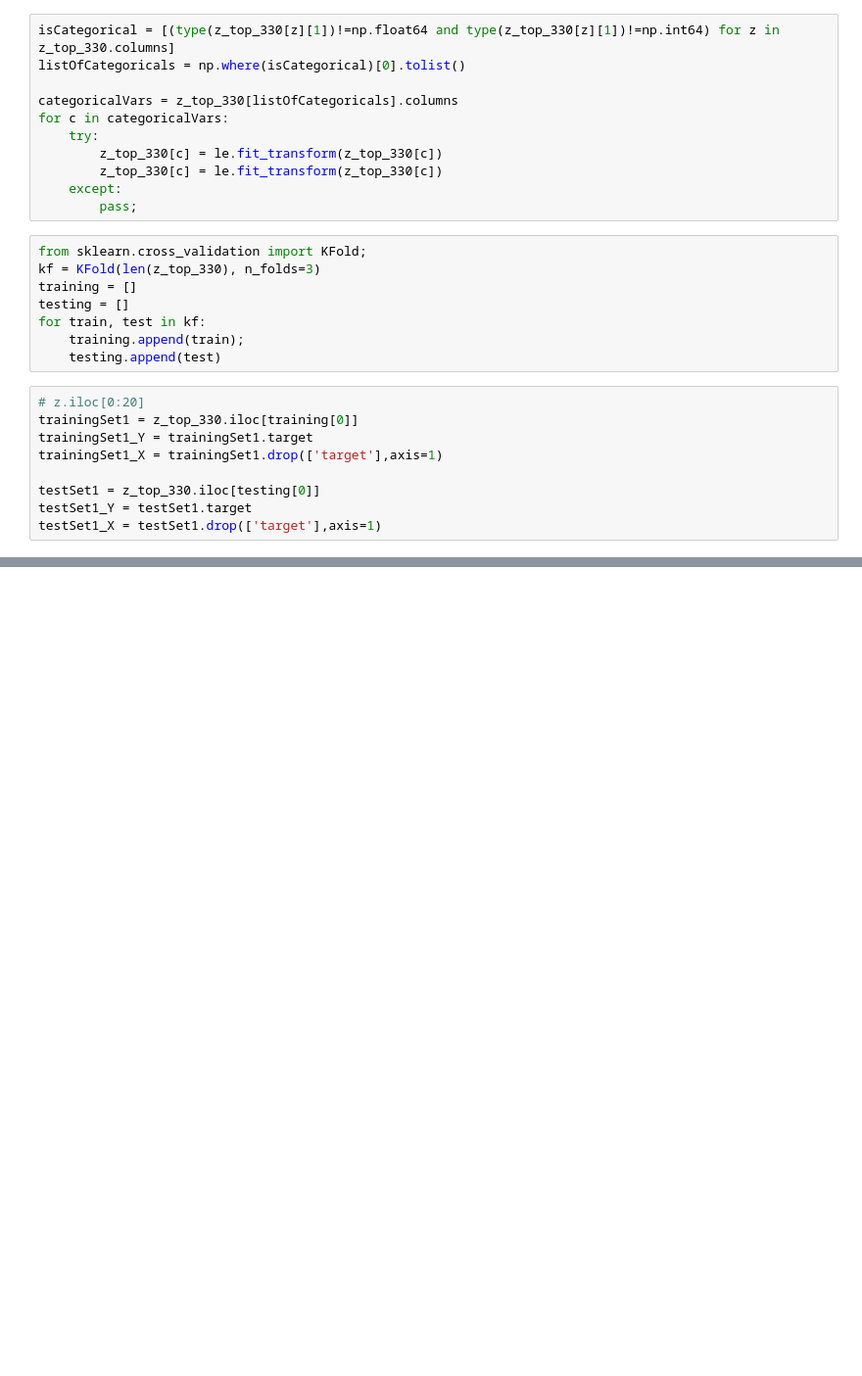
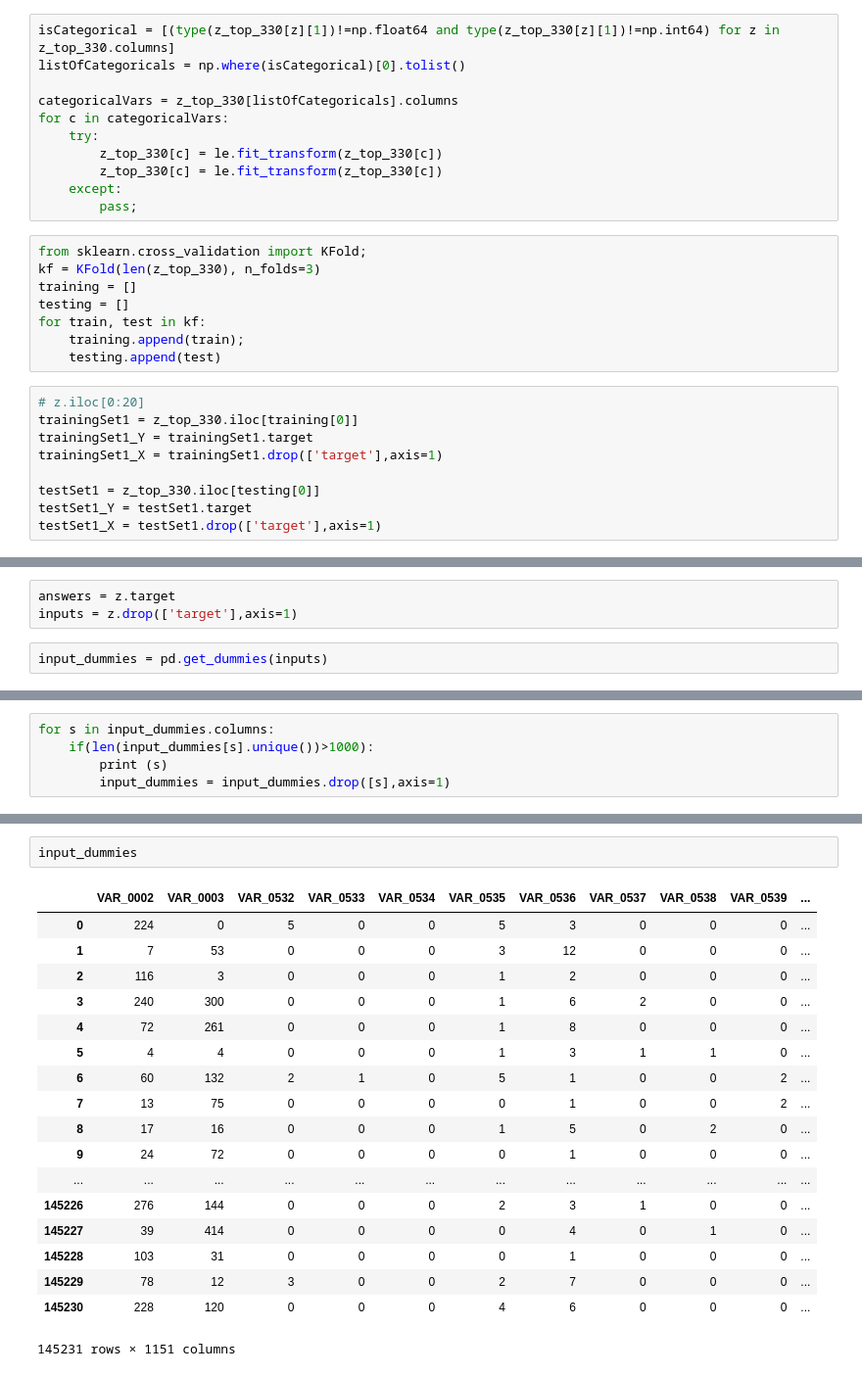
Before and after one commit to josephhaaga/Springleaf, a Jupyter notebook: DataMunging.ipynb, the cells around one changed output, grey strips where cells are left out. Shown at 98% size. Cells and saved outputs as stored; diff of their text form; blank space fills up the shorter version.

```diff
--- a/DataMunging.ipynb
+++ b/DataMunging.ipynb
@@ -262,0 +271,5 @@ clf33.score(testSet3_X, testSet3_Y)
+# %%
+answers = z.target
+inputs = z.drop(['target'],axis=1)
+# %%
+input_dummies = pd.get_dummies(inputs)
@@ -262,0 +410,5 @@ clf33.score(testSet3_X, testSet3_Y)
+# %%
+for s in input_dummies.columns:
+    if(len(input_dummies[s].unique())>1000):
+        print (s)
+        input_dummies = input_dummies.drop([s],axis=1)
@@ -262,0 +433,21 @@ clf33.score(testSet3_X, testSet3_Y)
+# %%
+input_dummies
+# %% [output]
+|  | VAR_0002 | VAR_0003 | VAR_0532 | VAR_0533 | VAR_0534 | VAR_0535 | VAR_0536 | VAR_0537 | VAR_0538 | VAR_0539 | ... |
+| 0 | 224 | 0 | 5 | 0 | 0 | 5 | 3 | 0 | 0 | 0 | ... |
+| 1 | 7 | 53 | 0 | 0 | 0 | 3 | 12 | 0 | 0 | 0 | ... |
+| 2 | 116 | 3 | 0 | 0 | 0 | 1 | 2 | 0 | 0 | 0 | ... |
+| 3 | 240 | 300 | 0 | 0 | 0 | 1 | 6 | 2 | 0 | 0 | ... |
+| 4 | 72 | 261 | 0 | 0 | 0 | 1 | 8 | 0 | 0 | 0 | ... |
+| 5 | 4 | 4 | 0 | 0 | 0 | 1 | 3 | 1 | 1 | 0 | ... |
+| 6 | 60 | 132 | 2 | 1 | 0 | 5 | 1 | 0 | 0 | 2 | ... |
+| 7 | 13 | 75 | 0 | 0 | 0 | 0 | 1 | 0 | 0 | 2 | ... |
+| 8 | 17 | 16 | 0 | 0 | 0 | 1 | 5 | 0 | 2 | 0 | ... |
+| 9 | 24 | 72 | 0 | 0 | 0 | 0 | 1 | 0 | 0 | 0 | ... |
+| ... | ... | ... | ... | ... | ... | ... | ... | ... | ... | ... | ... |
+| 145226 | 276 | 144 | 0 | 0 | 0 | 2 | 3 | 1 | 0 | 0 | ... |
+| 145227 | 39 | 414 | 0 | 0 | 0 | 0 | 4 | 0 | 1 | 0 | ... |
+| 145228 | 103 | 31 | 0 | 0 | 0 | 0 | 1 | 0 | 0 | 0 | ... |
+| 145229 | 78 | 12 | 3 | 0 | 0 | 2 | 7 | 0 | 0 | 0 | ... |
+| 145230 | 228 | 120 | 0 | 0 | 0 | 4 | 6 | 0 | 0 | 0 | ... |
+145231 rows × 1151 columns
```
Also changed, not shown: parts of 26 cells of this notebook.
